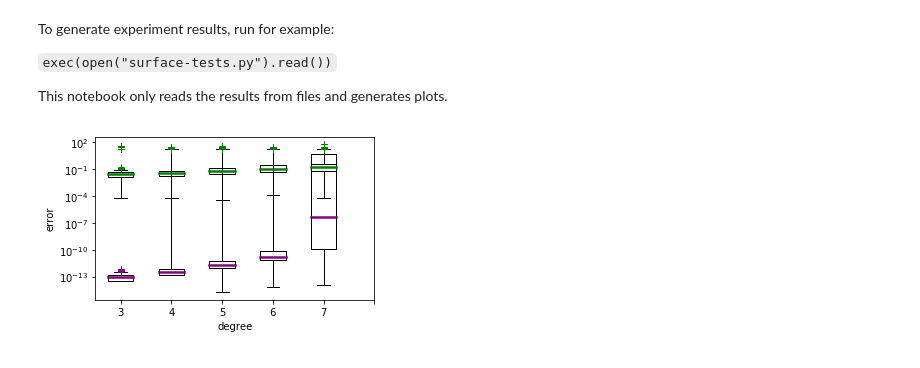
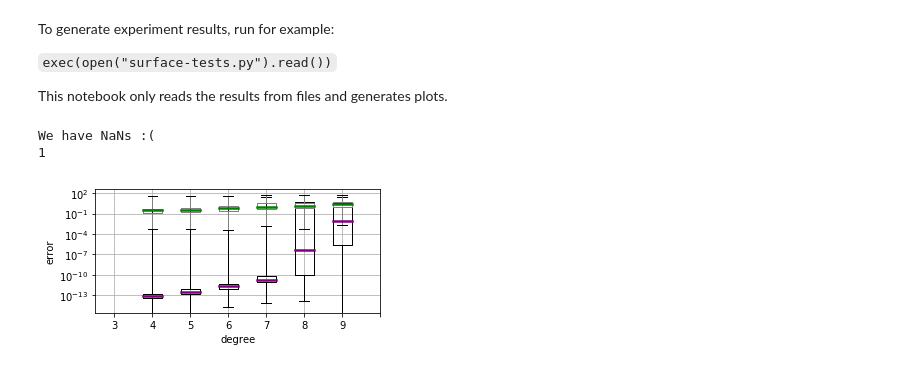
Before and after one commit to LCAV/surface-reconstruction, a Jupyter notebook: experiments-results.ipynb, the cells around one changed output. Saved outputs shown, nothing was run; the diff lists cells and outputs as text; code cells hidden in the pictures.

Commit message:
Update plot generation notebook
Uptate notebook so that it generates plots from the first version
of the paper. Add first version of readme with a reference to the
first paper.

```diff
--- a/experiments-results.ipynb
+++ b/experiments-results.ipynb
@@ -7,7 +7,7 @@ import matplotlib.pyplot as plt
 from signals import *
 from plots import *
 from pylab import rcParams
-rcParams['figure.figsize'] = 5, 3
+rcParams['figure.figsize'] = 5, 2.5
 # %%
 def draw_plot(ax, data, edge_color, fill_color):
     bp = ax.boxplot(data, whis=[0, 95], patch_artist=True)
@@ -30,13 +30,19 @@ This notebook only reads the results from files and generates plots.
 # listdir()
 # %%
 # results = np.empty((2,4,10))
-all_errors = np.empty((4,10,100*13))
+all_errors = np.zeros((4,11,100*13))
 
-for n in range(3,8):
+max_degree = 10
+
+for n in range(3,max_degree):
     for nl in [0,1,2,3]:
-        code = str(n)+"_1_"+str(nl)
+        code1 = str(n)+"_1_"+str(nl)
+        code2 = str(n)+"_1_"+"{0:.2f}".format(nl)
 #         nsr = np.load('nsr_'+code+'.npy')
-        errors = np.load('results/errors_'+code+'.npy')
+        try:
+            errors = np.load('results/errors_'+code1+'.npy')
+        except:
+            errors = np.load('results/errors_'+code2+'.npy')
 #         params = np.load('params_'+code+'.npy')
 #         results[0,nl,n] = np.degrees(np.percentile(errors, q=50))
 #         results[1,nl,n] = np.degrees(np.percentile(errors, q=95))
@@ -44,25 +50,32 @@ for n in range(3,8):
         all_errors[nl,n,:] = errors
 
 all_errors = my_degrees(all_errors)
+if np.isnan(all_errors).any():
+    print("We have NaNs :(")
+    print(str(np.count_nonzero(np.isnan(all_errors))))
 all_errors[np.isnan(all_errors)]=20
+# %% [output]
+We have NaNs :(
+1
 # %%
 flierprops1 = dict(marker='+', markeredgecolor='purple')
 medianprops1 = dict(linewidth=2.5, color='purple')
-gp = dict(color='black')
+gp1 = dict(color='black')
 flierprops2 = dict(marker='+', markeredgecolor='green')
 medianprops2 = dict(linewidth=2.5, color='green')
-
-max_degree = 8
+gp2 = dict(color='gray', markeredgecolor='grayt')
 
 fig = plt.figure()
 ax = fig.add_subplot(1,1,1)
-ax.boxplot(all_errors[0,3:max_degree,:].T, whis=[0, 95], flierprops=flierprops1, medianprops=medianprops1, boxprops=gp, whiskerprops=gp)
-ax.boxplot(all_errors[3,3:max_degree,:].T, whis=[0, 95], flierprops=flierprops2, medianprops=medianprops2, boxprops=gp, whiskerprops=gp)
+ax.boxplot(all_errors[0,2:max_degree-1,:].T, whis=[0, 100], flierprops=flierprops1, medianprops=medianprops1, boxprops=gp1, whiskerprops=gp1)
+ax.boxplot(all_errors[2,2:max_degree-1,:].T, whis=[0, 100], flierprops=flierprops2, medianprops=medianprops2, boxprops=gp2, whiskerprops=gp2)
 ax.set_yscale('log')
 plt.xticks(range(1,max_degree-1),range(3,max_degree))
 plt.xlabel("degree")
 plt.ylabel("error")
+plt.grid()
+plt.tight_layout()
 plt.show()
 fig.savefig('degree.pdf')
 # %% [output]
-[figure, old version]
+[figure, new version]
```
Also changed, not shown: parts of 7 cells of this notebook, 3 other files.
